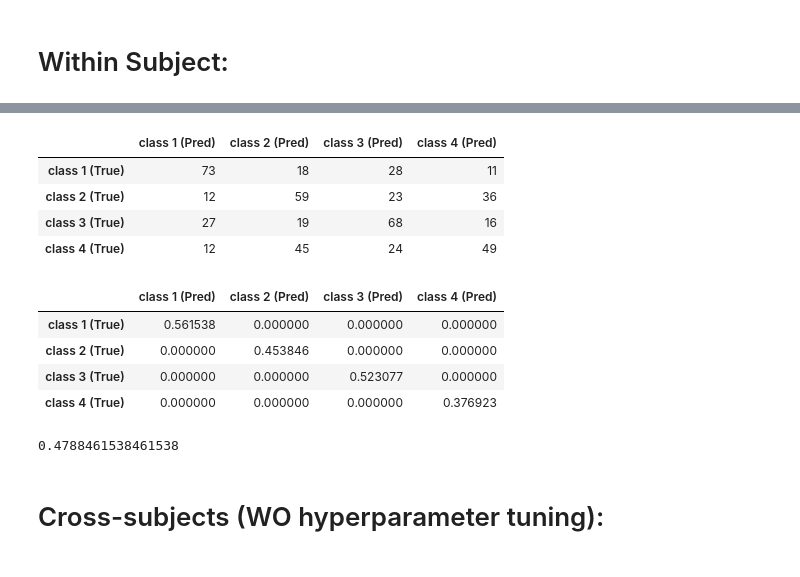
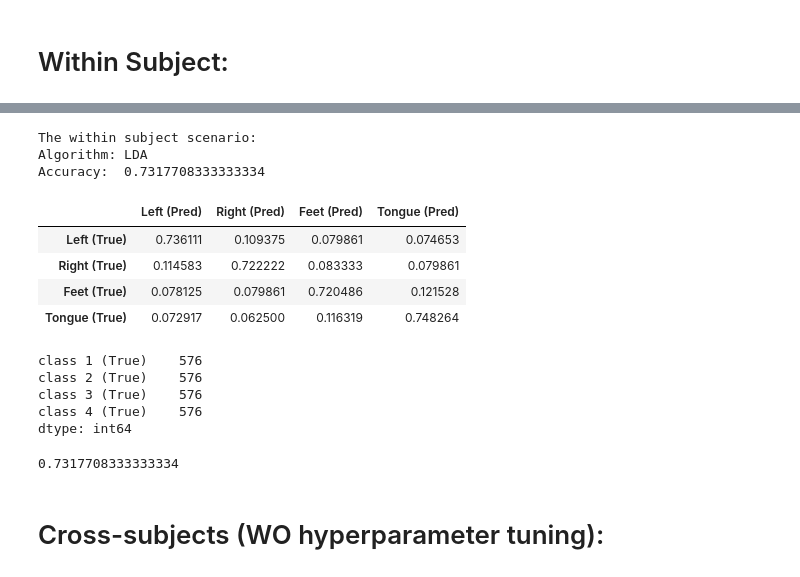
Before and after one commit to bijan-2000/DeepBCI, a Jupyter notebook: Basic_Model.ipynb, the cells around one changed output, grey strips where cells are left out. Saved outputs shown, nothing was run; the diff lists cells and outputs as text; code cells hidden in the pictures.

```diff
--- a/Basic_Model.ipynb
+++ b/Basic_Model.ipynb
@@ -403,25 +409,3 @@ array([[0],
        [2],
        [1],
        [3]])
-# %%
-x_tr, x_te, y_tr, y_te = train_test_split(epochs_ex, labels_ex)
-
-print(y_tr[:, 0].shape)
-
-train_features, test_features = feature_extraction_4(x_tr, y_tr, x_te, sampling_freq=250)
-print("Train features shape:", train_features.shape)
-print("Test features shape:", test_features.shape)
-# %%
-from sklearn.ensemble import RandomForestClassifier
-from xgboost import XGBClassifier
-from sklearn.discriminant_analysis import LinearDiscriminantAnalysis
-from sklearn.metrics import classification_report
-
-print(y_tr[:, 0].shape)
-print(train_features.shape)
-
-model = XGBClassifier()
-model.fit(train_features, y_tr[:, 0])
-y_pred = model.predict(test_features)
-
-print(classification_report(y_te[:, 0], y_pred))
@@ -672,8 +555,12 @@ for i in range(len(all_tests_true)):
 # %%
+from sklearn.metrics import confusion_matrix
+
 confusion_matrices = []
 for i in range(len(all_tests_pred)):
-    y_true = all_tests_true[i]
-    y_pred = all_tests_pred[i]
+    if i == 3:
+        continue
+    y_true = np.concatenate(all_tests_true[i])
+    y_pred = np.concatenate(all_tests_pred[i])
     confusion_matrices.append(confusion_matrix(y_true, y_pred))
 # %%
 print(confusion_matrices[1])
@@ -685,21 +572,30 @@ print(confusion_matrices[1])
 # %%
-summation = pd.DataFrame(sum(confusion_matrices), index=['class 1 (True)', 'class 2 (True)', 'class 3 (True)', 'class 4 (True)'], columns=['class 1 (Pred)', 'class 2 (Pred)', 'class 3 (Pred)', 'class 4 (Pred)'])
-summation
+summation = pd.DataFrame(sum(confusion_matrices), index=['Left (True)', 'Right (True)', 'Feet (True)', 'Tongue (True)'], columns=['Left (Pred)', 'Right (Pred)', 'Feet (Pred)', 'Tongue (Pred)'])
+acc = np.sum(summation / 576 * np.eye(4, 4)).sum() / 4
-# %% [output]
-|  | class 1 (Pred) | class 2 (Pred) | class 3 (Pred) | class 4 (Pred) |
-| class 1 (True) | 73 | 18 | 28 | 11 |
-| class 2 (True) | 12 | 59 | 23 | 36 |
-| class 3 (True) | 27 | 19 | 68 | 16 |
-| class 4 (True) | 12 | 45 | 24 | 49 |
+# %%
+print("The within subject scenario:")
+print("Algorithm: LDA")
+print("Accuracy: ", acc)
+
+summation / 576
+# %% [output]
+The within subject scenario:
+Algorithm: LDA
+Accuracy:  0.7317708333333334
+|  | Left (Pred) | Right (Pred) | Feet (Pred) | Tongue (Pred) |
+| Left (True) | 0.736111 | 0.109375 | 0.079861 | 0.074653 |
+| Right (True) | 0.114583 | 0.722222 | 0.083333 | 0.079861 |
+| Feet (True) | 0.078125 | 0.079861 | 0.720486 | 0.121528 |
+| Tongue (True) | 0.072917 | 0.062500 | 0.116319 | 0.748264 |
 # %%
-summation * np.eye(4, 4) / 130
+summation.sum(axis=1)
 # %% [output]
-|  | class 1 (Pred) | class 2 (Pred) | class 3 (Pred) | class 4 (Pred) |
-| class 1 (True) | 0.561538 | 0.000000 | 0.000000 | 0.000000 |
-| class 2 (True) | 0.000000 | 0.453846 | 0.000000 | 0.000000 |
-| class 3 (True) | 0.000000 | 0.000000 | 0.523077 | 0.000000 |
-| class 4 (True) | 0.000000 | 0.000000 | 0.000000 | 0.376923 |
+class 1 (True)    576
+class 2 (True)    576
+class 3 (True)    576
+class 4 (True)    576
+dtype: int64
 # %%
-np.sum(summation * np.eye(4, 4) / 130).sum() / 4
+np.sum(summation / 576 * np.eye(4, 4)).sum() / 4
 # %% [output]
-0.4788461538461538
+0.7317708333333334
```
Also changed, not shown: parts of 24 cells of this notebook.
